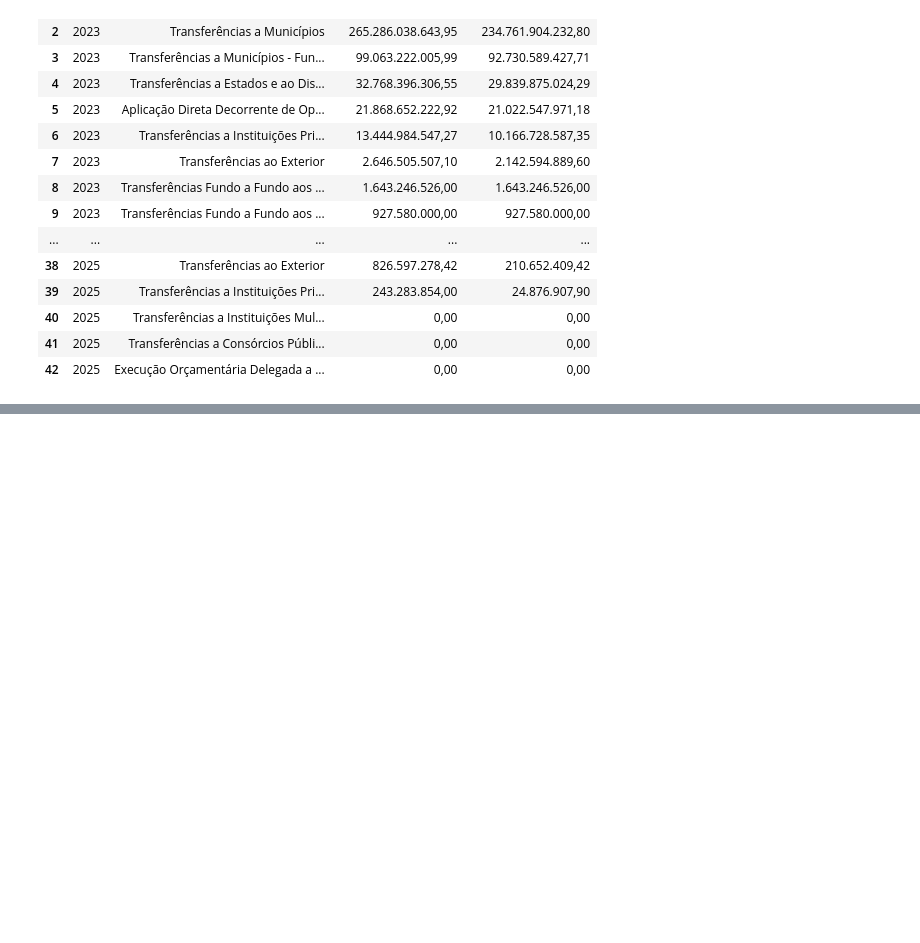
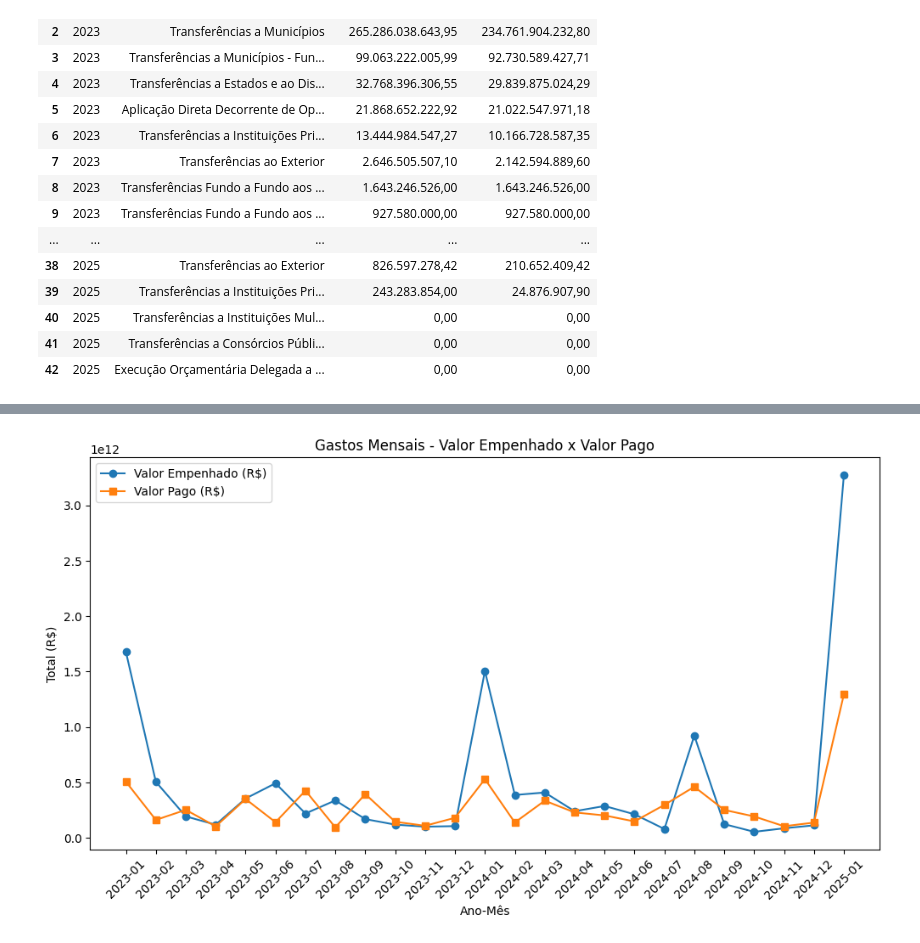
Before and after one commit to jonathamacionilo/GastosDesgov2023ateJan2025, a Jupyter notebook: AnaliseDespesasBrasil.ipynb, the cells around one changed output, grey strips where cells are left out. Cells and saved outputs as stored; diff of their text form; code cells hidden in the pictures; blank space fills up the shorter version.

```diff
--- a/AnaliseDespesasBrasil.ipynb
+++ b/AnaliseDespesasBrasil.ipynb
@@ -756,0 +601,28 @@ java.io.IOException: Operation timed out
+# %%
+from pyspark.sql.functions import col, date_format, sum as _sum
+
+# Agrupa os dados mensais dos gastos em anomalias_desgoverno
+anomalias_monthly = anomalias_desgoverno.withColumn(
+    "year_month", date_format(col("Ano e mês do lançamento"), "yyyy-MM")
+).groupBy("year_month").agg(
+    _sum("Valor Empenhado (R$)").alias("total_empenhado"),
+    _sum("Valor Pago (R$)").alias("total_pago")
+).orderBy("year_month")
+
+# Converte para pandas para facilitar a plotagem
+anomalias_monthly_pd = anomalias_monthly.toPandas()
+
+# Cria o gráfico comparativo
+plt.figure(figsize=(12, 6))
+plt.plot(anomalias_monthly_pd["year_month"], anomalias_monthly_pd["total_empenhado"],
+         marker='o', label="Valor Empenhado (R$)")
+plt.plot(anomalias_monthly_pd["year_month"], anomalias_monthly_pd["total_pago"],
+         marker='s', label="Valor Pago (R$)")
+plt.title("Gastos Mensais - Valor Empenhado x Valor Pago")
+plt.xlabel("Ano-Mês")
+plt.ylabel("Total (R$)")
+plt.xticks(rotation=45)
+plt.legend()
+plt.show()
+# %% [output]
+[figure, added]
```
Also changed, not shown: parts of 14 cells of this notebook, 21 other files.
